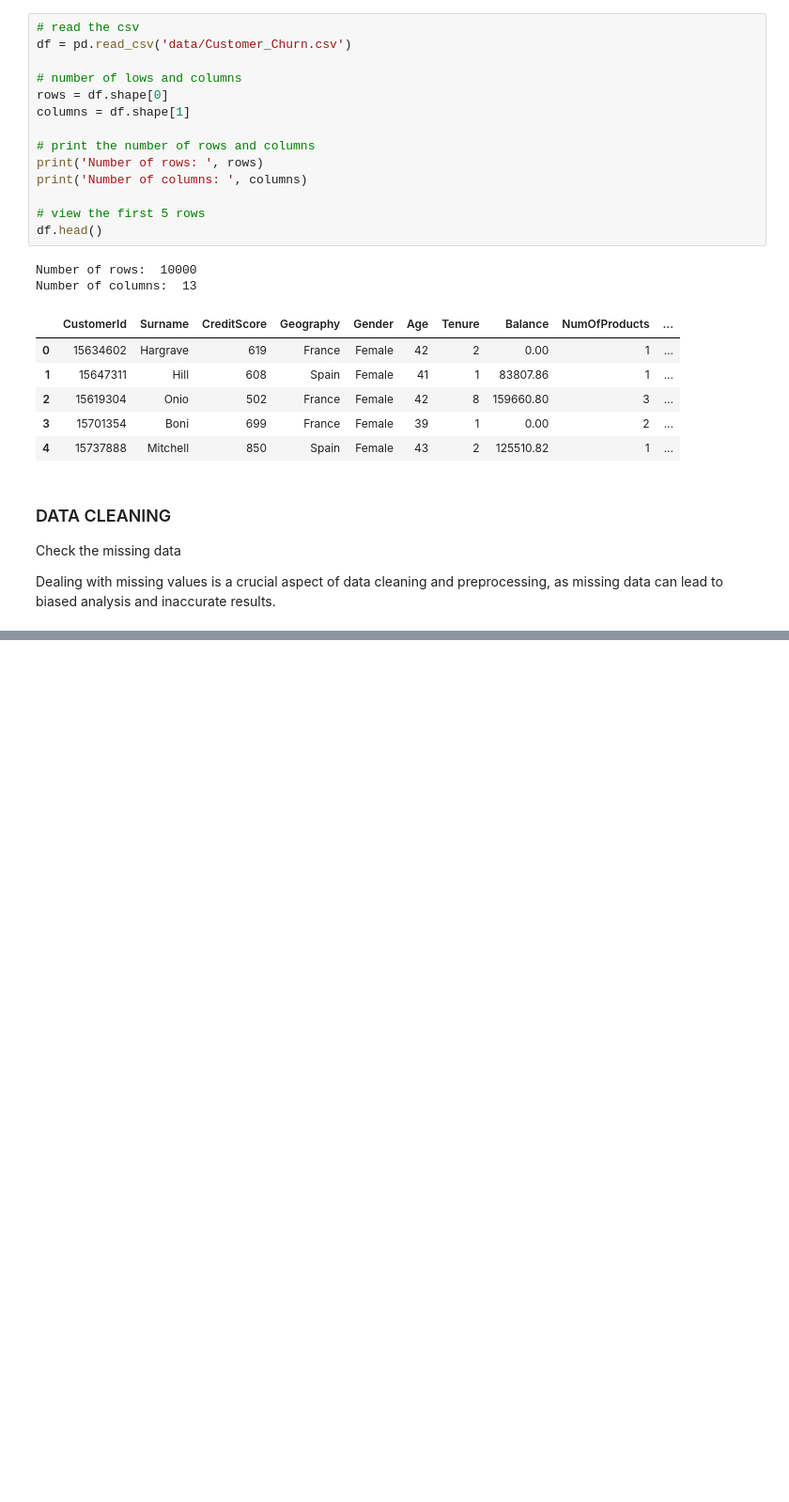
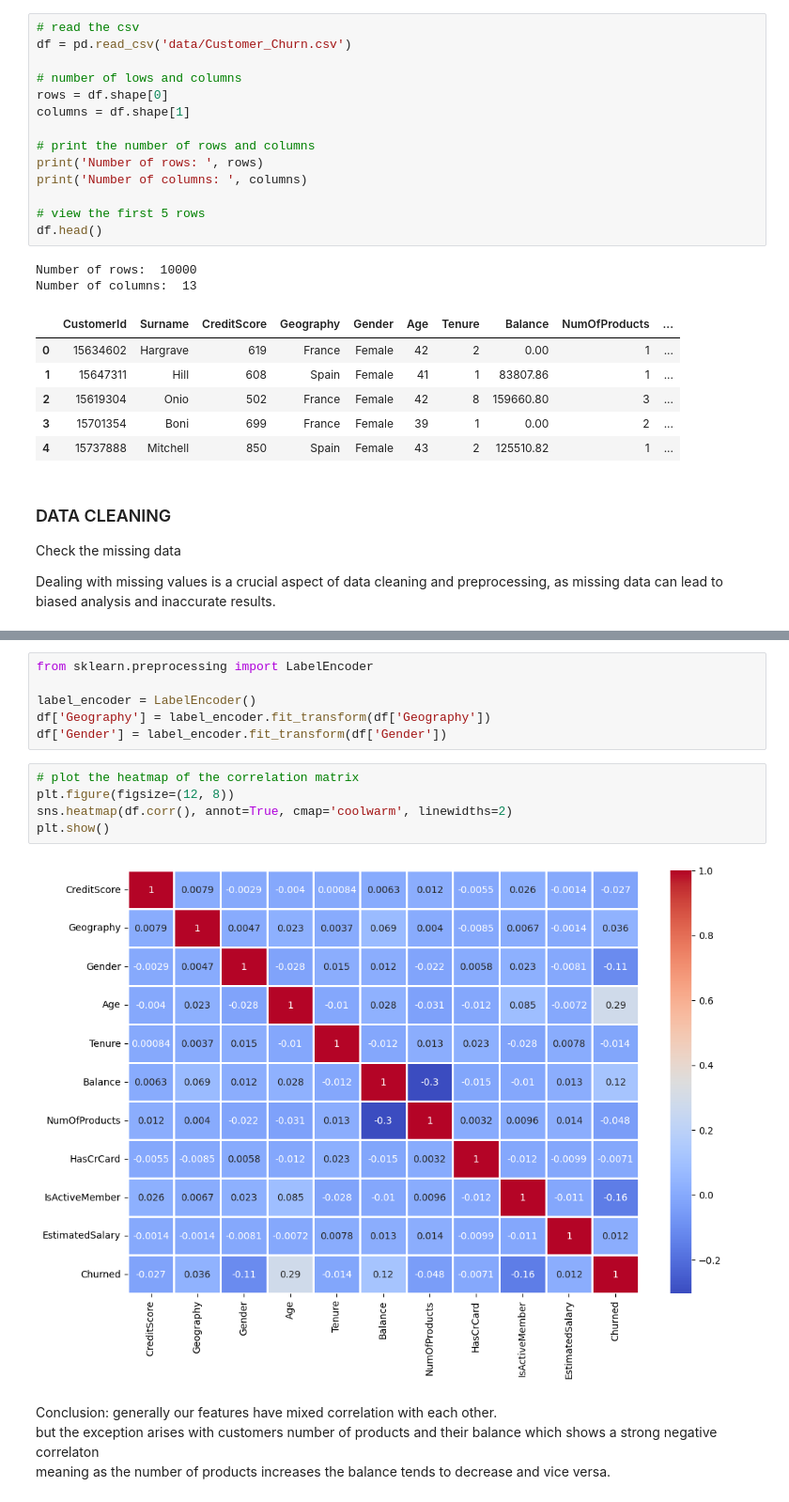
Before and after one commit to ZigaLarissa/unchurn, a Jupyter notebook: noteboke.ipynb, the cells around one changed output, grey strips where cells are left out. Shown: that part at 94% size. Drawn from its saved outputs; the diff is of its cells as text; blank space fills up the shorter version.

```diff
--- a/noteboke.ipynb
+++ b/noteboke.ipynb
@@ -88,0 +147,17 @@ print(missing)
+# %%
+from sklearn.preprocessing import LabelEncoder
+
+label_encoder = LabelEncoder()
+df['Geography'] = label_encoder.fit_transform(df['Geography'])
+df['Gender'] = label_encoder.fit_transform(df['Gender'])
+# %%
+# plot the heatmap of the correlation matrix
+plt.figure(figsize=(12, 8))
+sns.heatmap(df.corr(), annot=True, cmap='coolwarm', linewidths=2)
+plt.show()
+# %% [output]
+[figure, added]
+# %% [markdown]
+Conclusion: generally our features have mixed correlation with each other.
+but the exception arises with customers number of products and their balance which shows a strong negative correlaton
+meaning as the number of products increases the balance tends to decrease and vice versa.
```
Also changed, not shown: parts of 10 cells of this notebook.
